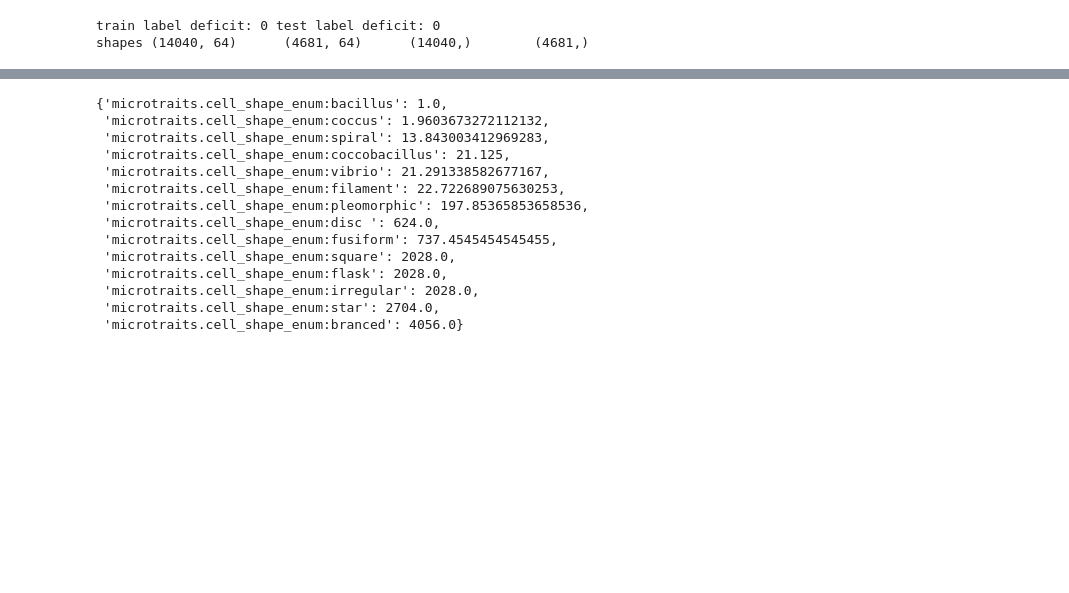
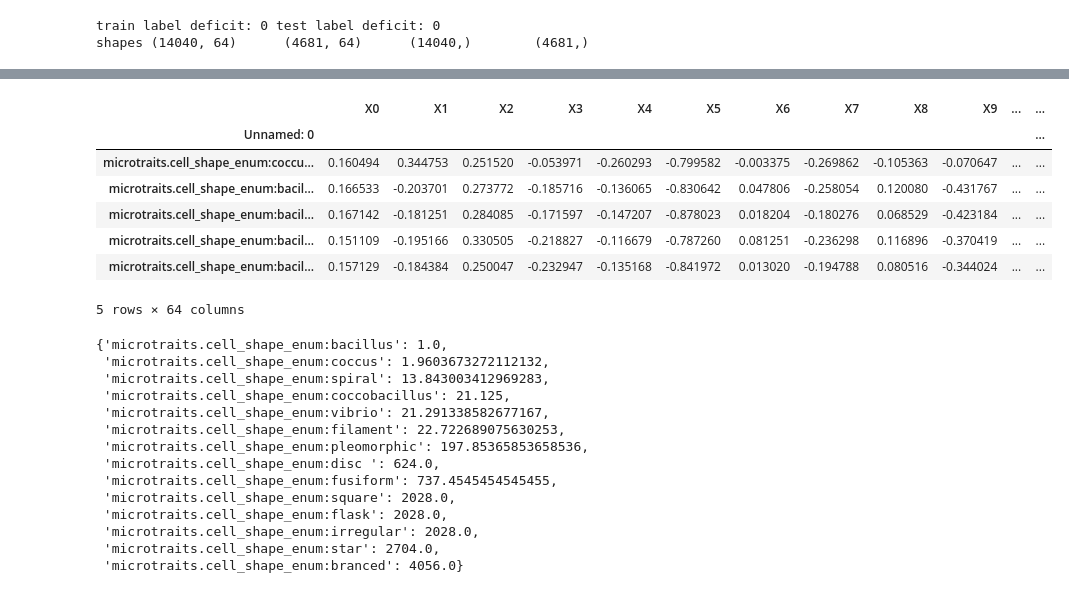
Before and after one commit to realmarcin/kg-microbe, a Jupyter notebook: notebooks/catboost-shape-from-embeddings.ipynb, the cells around one changed output, grey strips where cells are left out. Drawn from its saved outputs; the diff is of its cells as text; code cells hidden in the pictures; blank space fills up the shorter version.

```diff
--- a/notebooks/catboost-shape-from-embeddings.ipynb
+++ b/notebooks/catboost-shape-from-embeddings.ipynb
@@ -235,3 +281,14 @@ shapes (14040, 64)      (4681, 64)      (14040,)        (4681,)
+# %%
+X_train.head()
+# %% [output]
+|  | X0 | X1 | X2 | X3 | X4 | X5 | X6 | X7 | X8 | X9 | ... | ... |
+| Unnamed: 0 |  |  |  |  |  |  |  |  |  |  |  | ... |
+| microtraits.cell_shape_enum:coccu... | 0.160494 | 0.344753 | 0.251520 | -0.053971 | -0.260293 | -0.799582 | -0.003375 | -0.269862 | -0.105363 | -0.070647 | ... | ... |
+| microtraits.cell_shape_enum:bacil... | 0.166533 | -0.203701 | 0.273772 | -0.185716 | -0.136065 | -0.830642 | 0.047806 | -0.258054 | 0.120080 | -0.431767 | ... | ... |
+| microtraits.cell_shape_enum:bacil... | 0.167142 | -0.181251 | 0.284085 | -0.171597 | -0.147207 | -0.878023 | 0.018204 | -0.180276 | 0.068529 | -0.423184 | ... | ... |
+| microtraits.cell_shape_enum:bacil... | 0.151109 | -0.195166 | 0.330505 | -0.218827 | -0.116679 | -0.787260 | 0.081251 | -0.236298 | 0.116896 | -0.370419 | ... | ... |
+| microtraits.cell_shape_enum:bacil... | 0.157129 | -0.184384 | 0.250047 | -0.232947 | -0.135168 | -0.841972 | 0.013020 | -0.194788 | 0.080516 | -0.344024 | ... | ... |
+5 rows × 64 columns
 # %%
 
 class_counts = y_train.value_counts()
```
Also changed, not shown: parts of 11 cells of this notebook.
